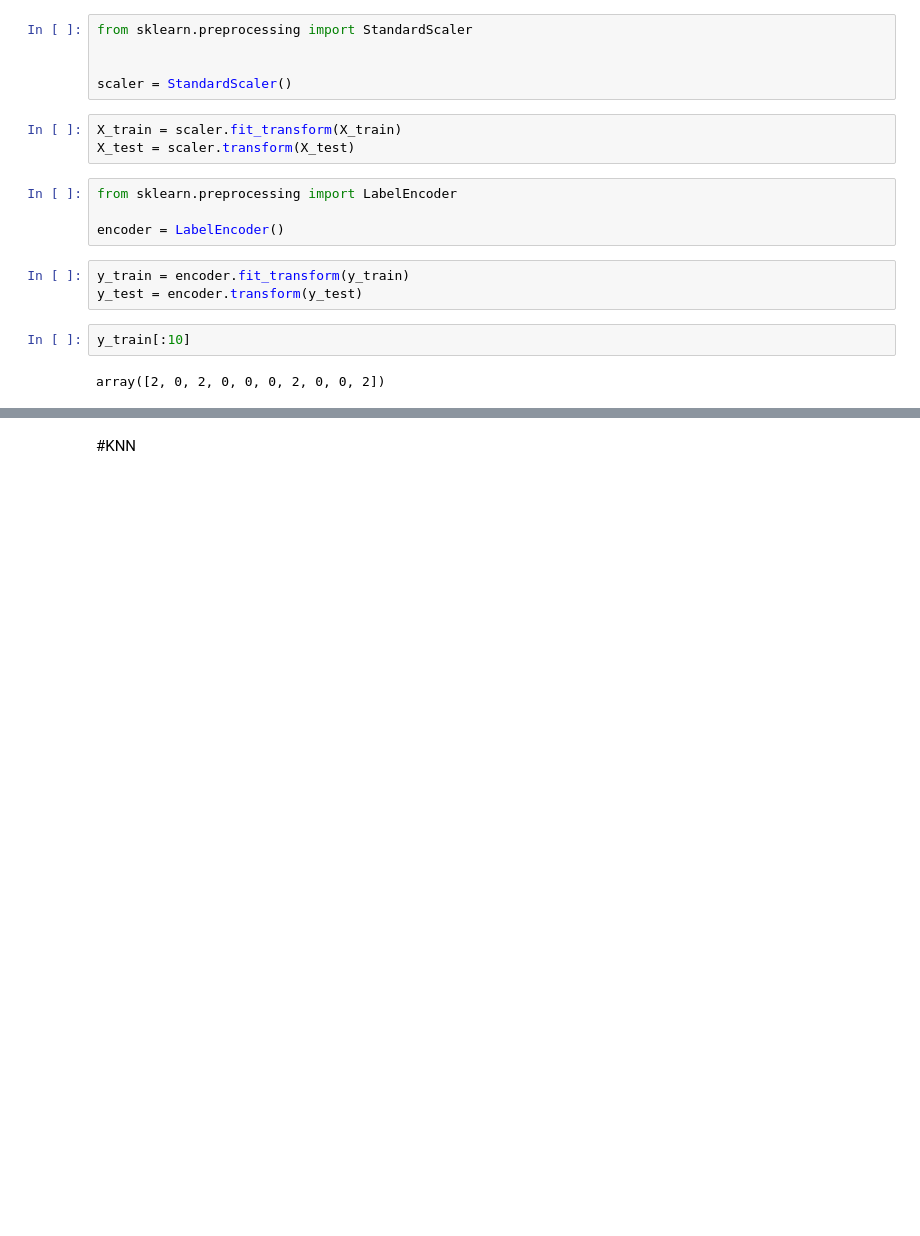
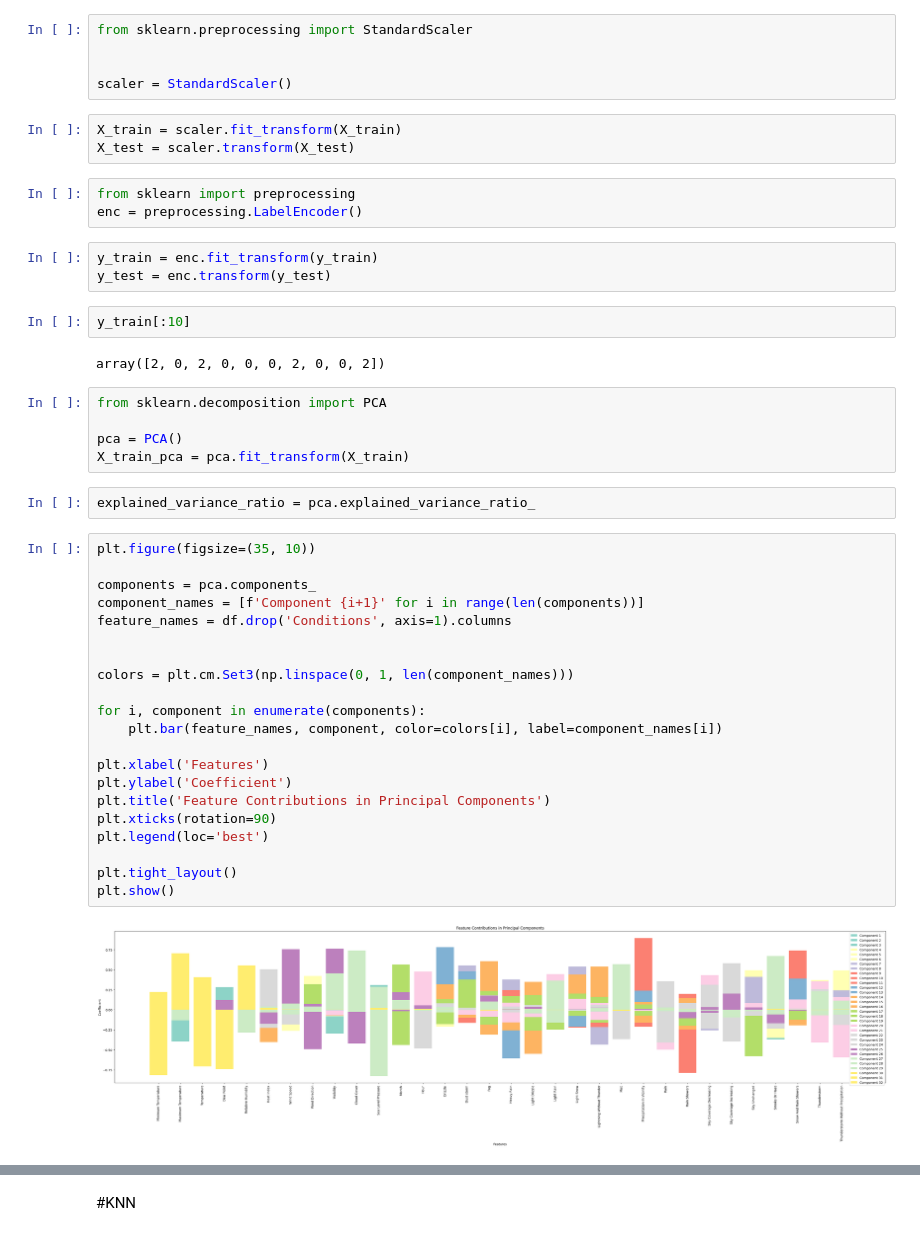
Before and after one commit to Pratyay1010/Kolkata_Weather_Condition_Analysis, a Jupyter notebook: kolkata_weather_2017_2023_hourly.ipynb, the cells around one changed output, grey strips where cells are left out. Cells and saved outputs as stored; diff of their text form; blank space fills up the shorter version.

```diff
--- a/kolkata_weather_2017_2023_hourly.ipynb
+++ b/kolkata_weather_2017_2023_hourly.ipynb
@@ -523,13 +521,42 @@ scaler = StandardScaler()
 X_train = scaler.fit_transform(X_train)
 X_test = scaler.transform(X_test)
 # %%
-from sklearn.preprocessing import LabelEncoder
-
-encoder = LabelEncoder()
+from sklearn import preprocessing
+enc = preprocessing.LabelEncoder()
 # %%
-y_train = encoder.fit_transform(y_train)
-y_test = encoder.transform(y_test)
+y_train = enc.fit_transform(y_train)
+y_test = enc.transform(y_test)
 # %%
 y_train[:10]
 # %% [output]
 array([2, 0, 2, 0, 0, 0, 2, 0, 0, 2])
+# %%
+from sklearn.decomposition import PCA
+
+pca = PCA()
+X_train_pca = pca.fit_transform(X_train)
+# %%
+explained_variance_ratio = pca.explained_variance_ratio_
+# %%
+plt.figure(figsize=(35, 10))
+
+components = pca.components_
+component_names = [f'Component {i+1}' for i in range(len(components))]
+feature_names = df.drop('Conditions', axis=1).columns
+
+
+colors = plt.cm.Set3(np.linspace(0, 1, len(component_names)))
+
+for i, component in enumerate(components):
+    plt.bar(feature_names, component, color=colors[i], label=component_names[i])
+
+plt.xlabel('Features')
+plt.ylabel('Coefficient')
+plt.title('Feature Contributions in Principal Components')
+plt.xticks(rotation=90)
+plt.legend(loc='best')
+
+plt.tight_layout()
+plt.show()
+# %% [output]
+[figure, added]
```
Also changed, not shown: parts of 90 cells of this notebook.
